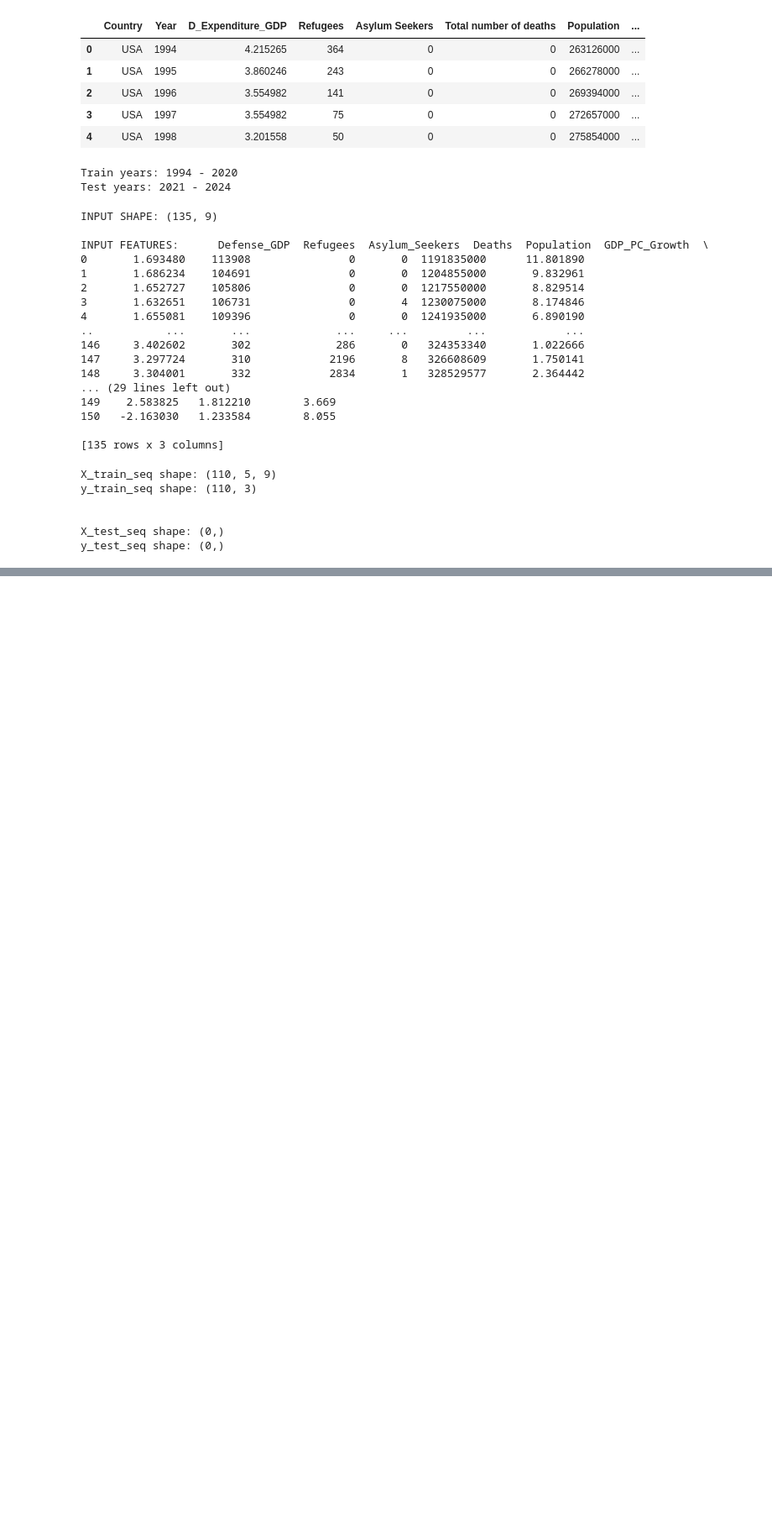
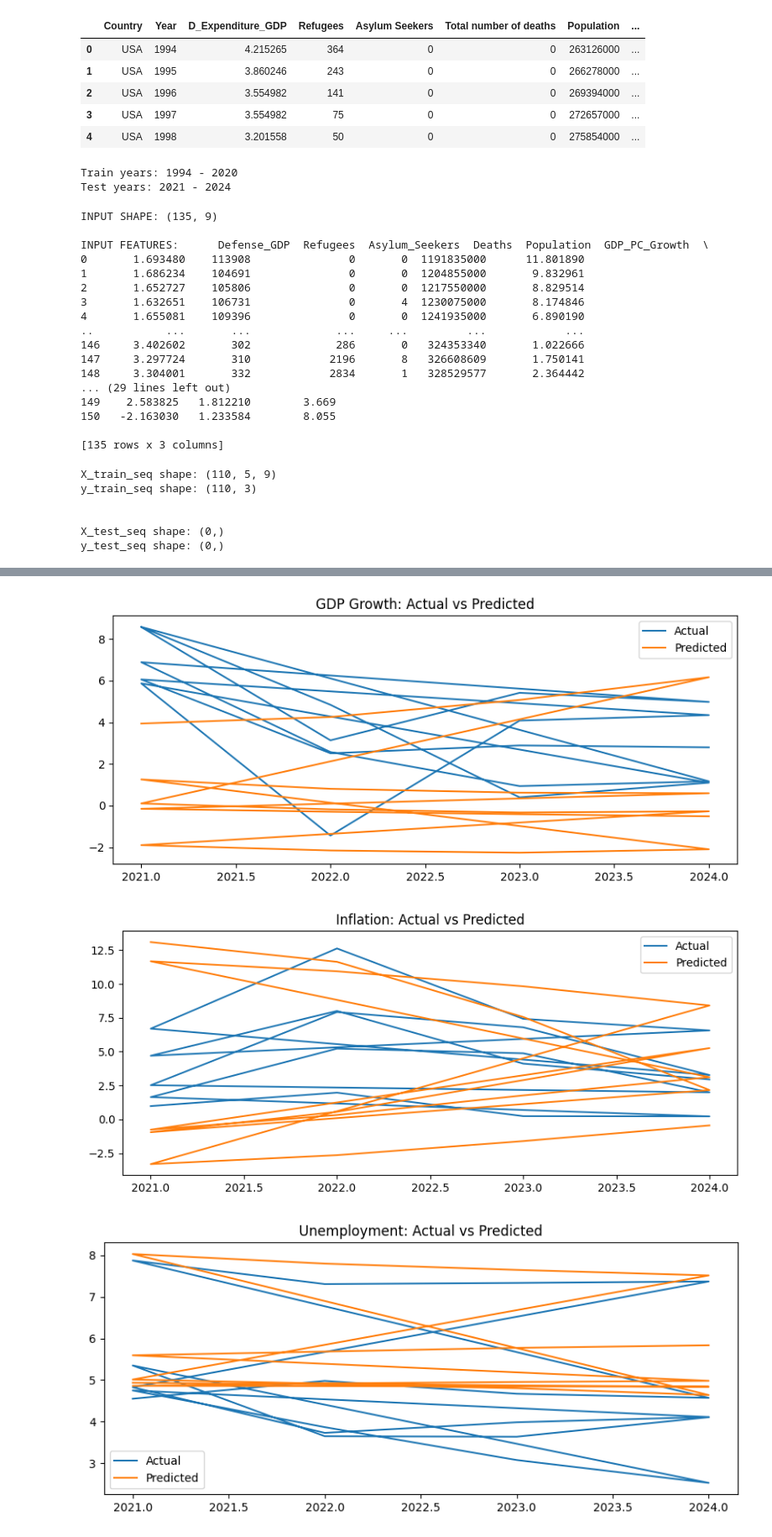
Before and after one commit to sadeeshDeSilva/STRATIA-defense-impact-analysis, a Jupyter notebook: Economics_LSTM_Data_Prep.ipynb, the cells around one changed output, grey strips where cells are left out. Shown at 84% size. Drawn from its saved outputs; the diff is of its cells as text; code cells hidden in the pictures; blank space fills up the shorter version.

```diff
--- a/Economics_LSTM_Data_Prep.ipynb
+++ b/Economics_LSTM_Data_Prep.ipynb
@@ -309,0 +416,31 @@ Epoch 11/50
+# %%
+# Plot "Actual" vs "Predicted":
+# GDP-Growth:
+plt.figure(figsize=(10,4))
+plt.plot(results_df["Year"], results_df["GDP_Growth"], label="Actual")
+plt.plot(results_df["Year"], results_df["GDP_Growth_Pred"], label="Predicted")
+plt.title("GDP Growth: Actual vs Predicted")
+plt.legend()
+plt.show()
+print("\n")
+
+# Inflation:
+plt.figure(figsize=(10,4))
+plt.plot(results_df["Year"], results_df["Inflation"], label="Actual")
+plt.plot(results_df["Year"], results_df["Inflation_Pred"], label="Predicted")
+plt.title("Inflation: Actual vs Predicted")
+plt.legend()
+plt.show()
+print("\n")
+
+# Unemployment:
+plt.figure(figsize=(10,4))
+plt.plot(results_df["Year"], results_df["Unemp_Total"], label="Actual")
+plt.plot(results_df["Year"], results_df["Unemp_Pred"], label="Predicted")
+plt.title("Unemployment: Actual vs Predicted")
+plt.legend()
+plt.show()
+# %% [output]
+[figure, added]
+[figure, added]
+[figure, added]
```
Also changed, not shown: parts of 2 cells of this notebook.
